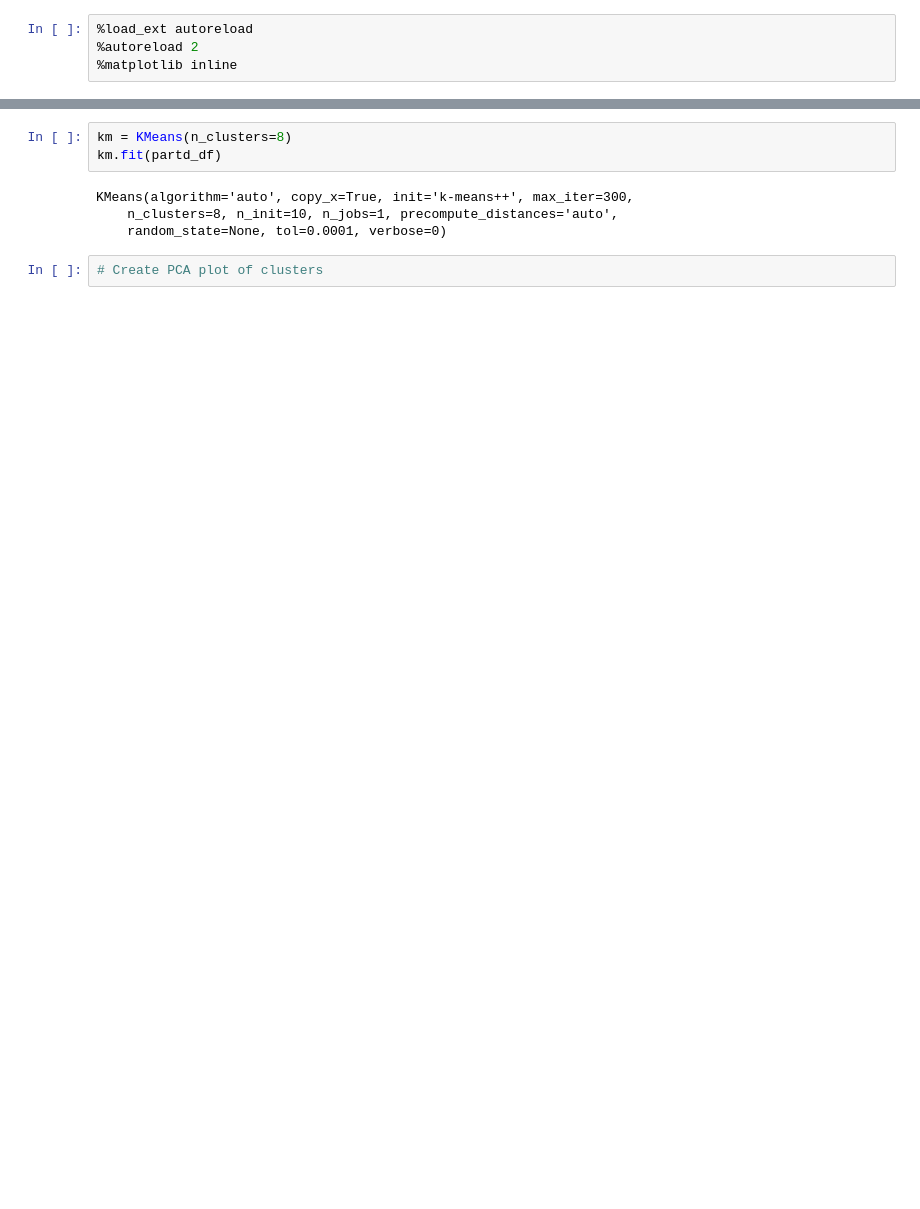
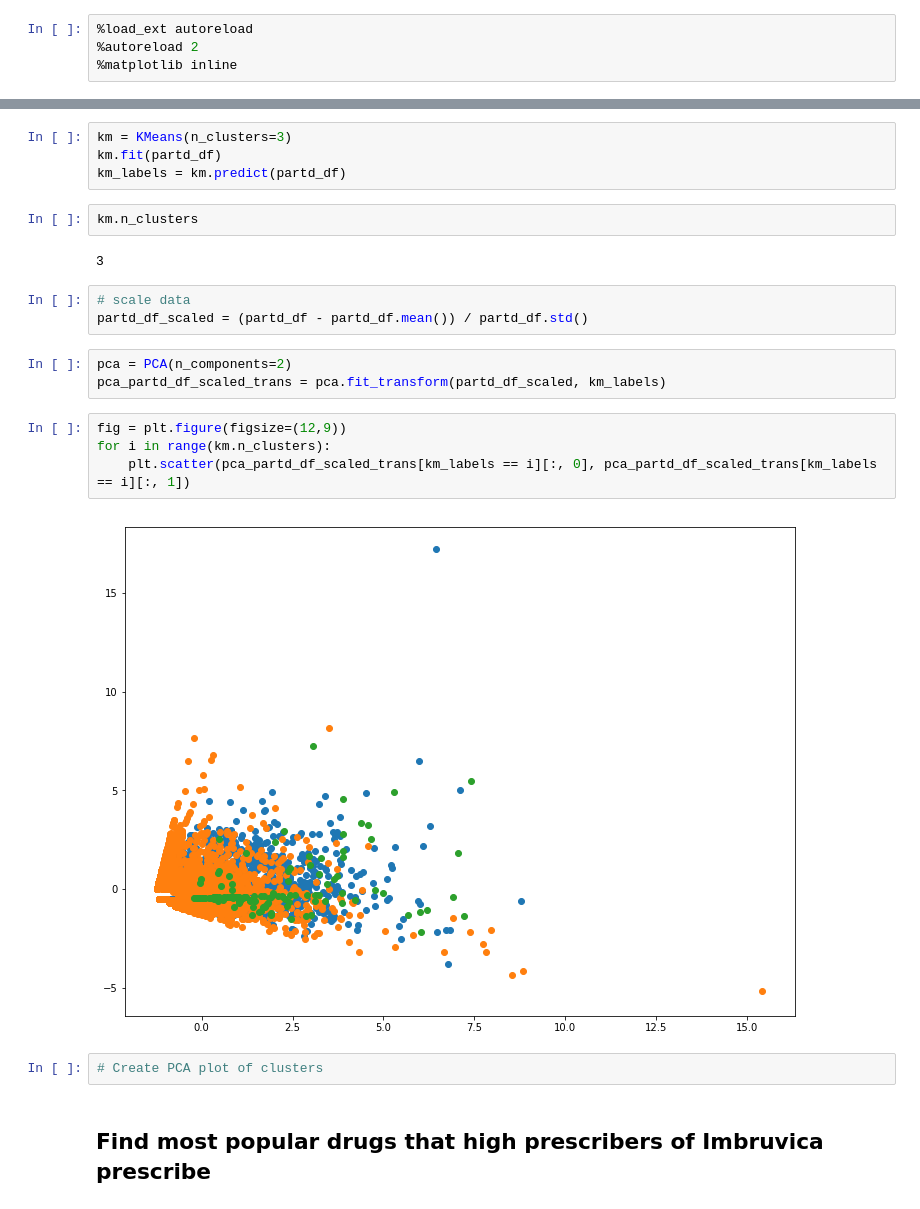
Before and after one commit to m3ngineer/med-mapper, a Jupyter notebook: heme_onc.ipynb, the cells around one changed output, grey strips where cells are left out. Saved outputs shown, nothing was run; the diff lists cells and outputs as text; blank space fills up the shorter version.

```diff
--- a/heme_onc.ipynb
+++ b/heme_onc.ipynb
@@ -87,9 +105,24 @@ from sklearn.cluster import KMeans
 # %%
-km = KMeans(n_clusters=8)
+km = KMeans(n_clusters=3)
 km.fit(partd_df)
+km_labels = km.predict(partd_df)
-# %% [output]
-KMeans(algorithm='auto', copy_x=True, init='k-means++', max_iter=300,
-    n_clusters=8, n_init=10, n_jobs=1, precompute_distances='auto',
-    random_state=None, tol=0.0001, verbose=0)
+# %%
+km.n_clusters
+# %% [output]
+3
+# %%
+# scale data
+partd_df_scaled = (partd_df - partd_df.mean()) / partd_df.std()
+# %%
+pca = PCA(n_components=2)
+pca_partd_df_scaled_trans = pca.fit_transform(partd_df_scaled, km_labels)
+# %%
+fig = plt.figure(figsize=(12,9))
+for i in range(km.n_clusters):
+    plt.scatter(pca_partd_df_scaled_trans[km_labels == i][:, 0], pca_partd_df_scaled_trans[km_labels == i][:, 1])
+# %% [output]
+[figure, added]
 # %%
 # Create PCA plot of clusters
+# %% [markdown]
+## Find most popular drugs that high prescribers of Imbruvica prescribe
```
Also changed, not shown: parts of 42 cells of this notebook, 5 other files.
